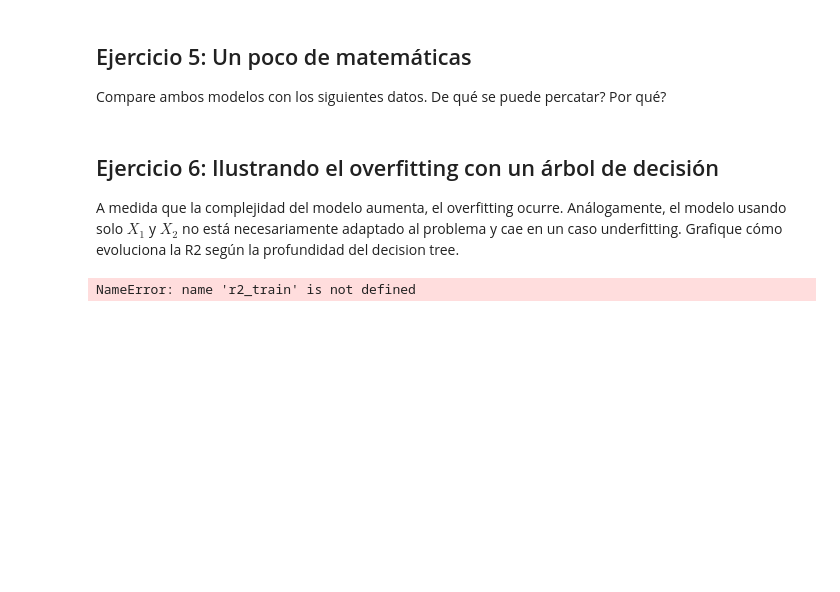
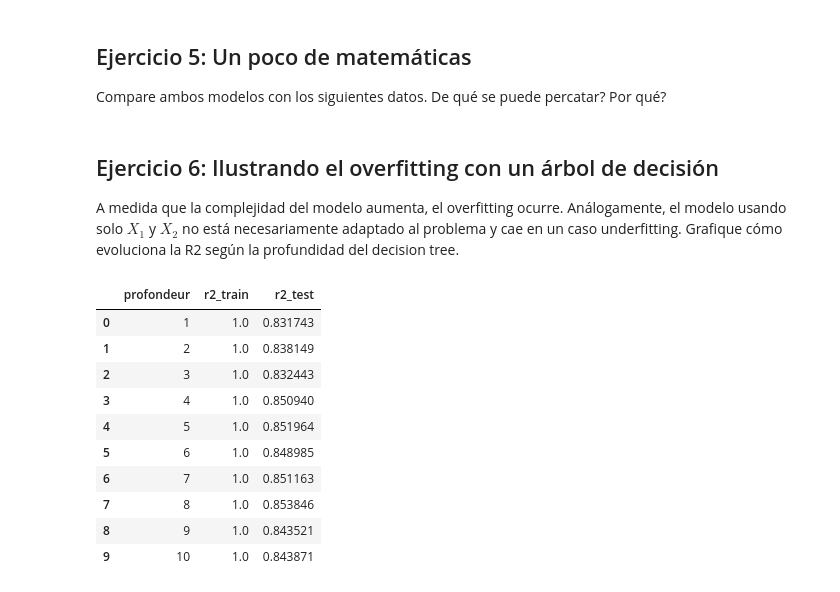
Before and after one commit to astromai/Laboratorios-Mineria-de-Datos-CC5205, a Jupyter notebook: Laboratorio_2.ipynb, the cells around one changed output. Saved outputs shown, nothing was run; the diff lists cells and outputs as text; code cells hidden in the pictures; blank space fills up the shorter version.

```diff
--- a/Laboratorio_2.ipynb
+++ b/Laboratorio_2.ipynb
@@ -172,16 +173,30 @@ from sklearn.metrics import r2_score
 A medida que la complejidad del modelo aumenta, el overfitting ocurre. Análogamente, el modelo usando solo $X_1$ y $X_2$ no está necesariamente adaptado al problema y cae en un caso underfitting. Grafique cómo evoluciona la R2 según la profundidad del decision tree.
 # %%
 from sklearn.tree import DecisionTreeRegressor
+import pandas
 
 res = []
 for md in range(1, 20):
     # to fill
-
+    tree = DecisionTreeRegressor()
+    tree.fit(X_train, y_train)
+    r2_train = tree.score(X_train, y_train)
+    r2_test = tree.score(X_test, y_test)
     res.append(dict(profondeur=md, r2_train=r2_train, r2_test=r2_test))
 
 df = pandas.DataFrame(res)
 df.head(10)
 # %% [output]
-NameError: name 'r2_train' is not defined
+|  | profondeur | r2_train | r2_test |
+| 0 | 1 | 1.0 | 0.831743 |
+| 1 | 2 | 1.0 | 0.838149 |
+| 2 | 3 | 1.0 | 0.832443 |
+| 3 | 4 | 1.0 | 0.850940 |
+| 4 | 5 | 1.0 | 0.851964 |
+| 5 | 6 | 1.0 | 0.848985 |
+| 6 | 7 | 1.0 | 0.851163 |
+| 7 | 8 | 1.0 | 0.853846 |
+| 8 | 9 | 1.0 | 0.843521 |
+| 9 | 10 | 1.0 | 0.843871 |
 # %%
 ax = df.plot(x='profondeur', y=['r2_train', 'r2_test'])
```
Also changed, not shown: parts of 7 cells of this notebook.
